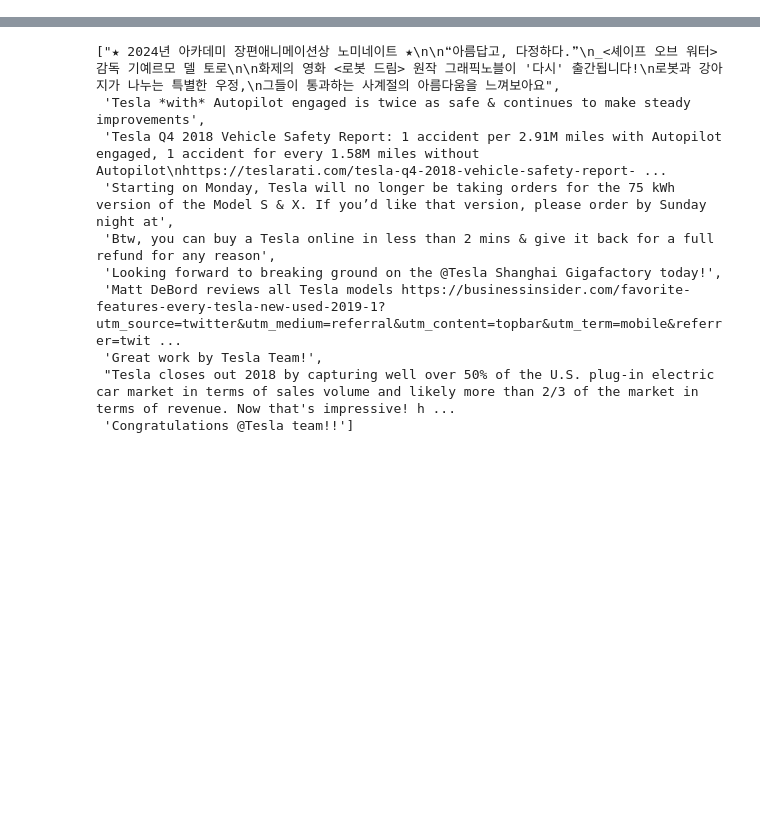
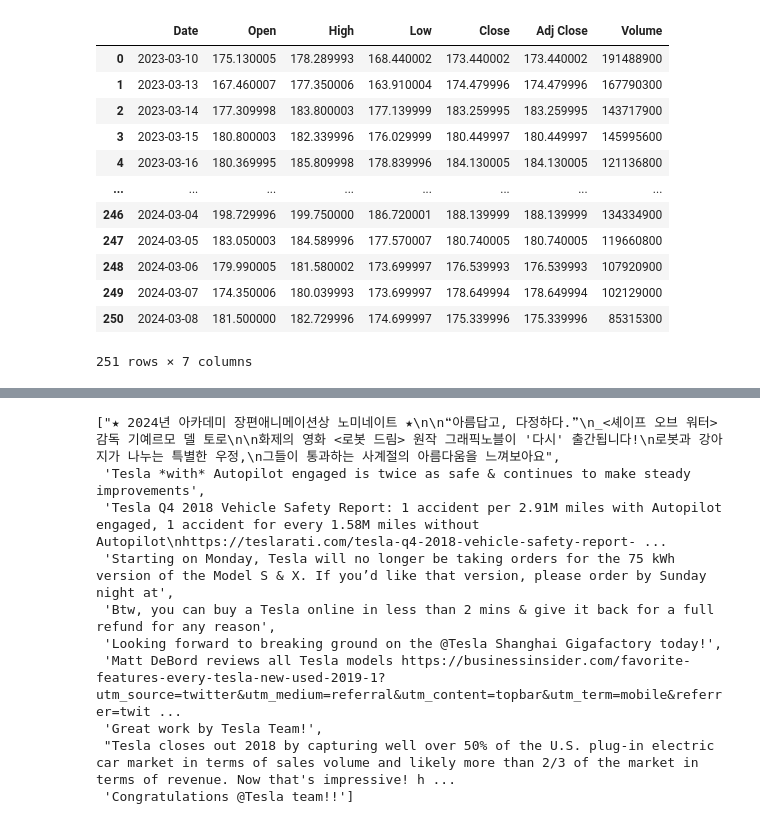
Before and after one commit to Ufoanbin/CodeWarrior_proj, a Jupyter notebook: crawling/tweetcrawling.ipynb, the cells around one changed output, grey strips where cells are left out. Drawn from its saved outputs; the diff is of its cells as text; code cells hidden in the pictures; blank space fills up the shorter version.

```diff
--- a/crawling/tweetcrawling.ipynb
+++ b/crawling/tweetcrawling.ipynb
@@ -119,0 +161,17 @@ twtdf
+# %%
+stock = pd.read_csv('..\\dataSet\\stock\\TSLA.csv')
+stock
+# %% [output]
+|  | Date | Open | High | Low | Close | Adj Close | Volume |
+| 0 | 2023-03-10 | 175.130005 | 178.289993 | 168.440002 | 173.440002 | 173.440002 | 191488900 |
+| 1 | 2023-03-13 | 167.460007 | 177.350006 | 163.910004 | 174.479996 | 174.479996 | 167790300 |
+| 2 | 2023-03-14 | 177.309998 | 183.800003 | 177.139999 | 183.259995 | 183.259995 | 143717900 |
+| 3 | 2023-03-15 | 180.800003 | 182.339996 | 176.029999 | 180.449997 | 180.449997 | 145995600 |
+| 4 | 2023-03-16 | 180.369995 | 185.809998 | 178.839996 | 184.130005 | 184.130005 | 121136800 |
+| ... | ... | ... | ... | ... | ... | ... | ... |
+| 246 | 2024-03-04 | 198.729996 | 199.750000 | 186.720001 | 188.139999 | 188.139999 | 134334900 |
+| 247 | 2024-03-05 | 183.050003 | 184.589996 | 177.570007 | 180.740005 | 180.740005 | 119660800 |
+| 248 | 2024-03-06 | 179.990005 | 181.580002 | 173.699997 | 176.539993 | 176.539993 | 107920900 |
+| 249 | 2024-03-07 | 174.350006 | 180.039993 | 173.699997 | 178.649994 | 178.649994 | 102129000 |
+| 250 | 2024-03-08 | 181.500000 | 182.729996 | 174.699997 | 175.339996 | 175.339996 | 85315300 |
+251 rows × 7 columns
```
Also changed, not shown: parts of 8 cells of this notebook, 11 other files.
